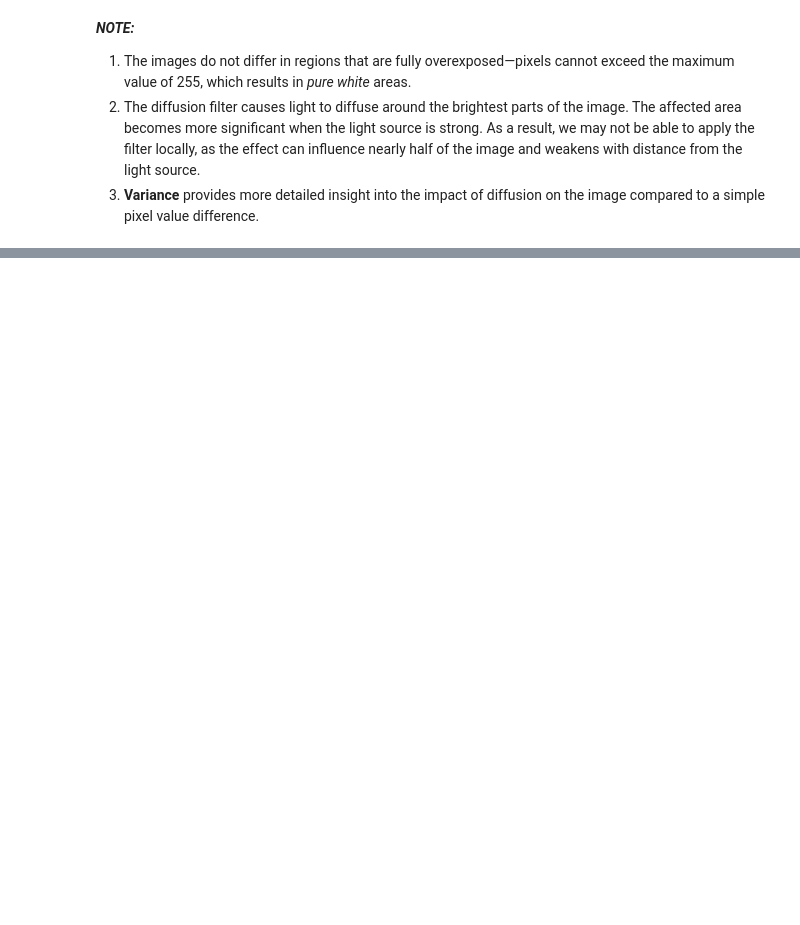
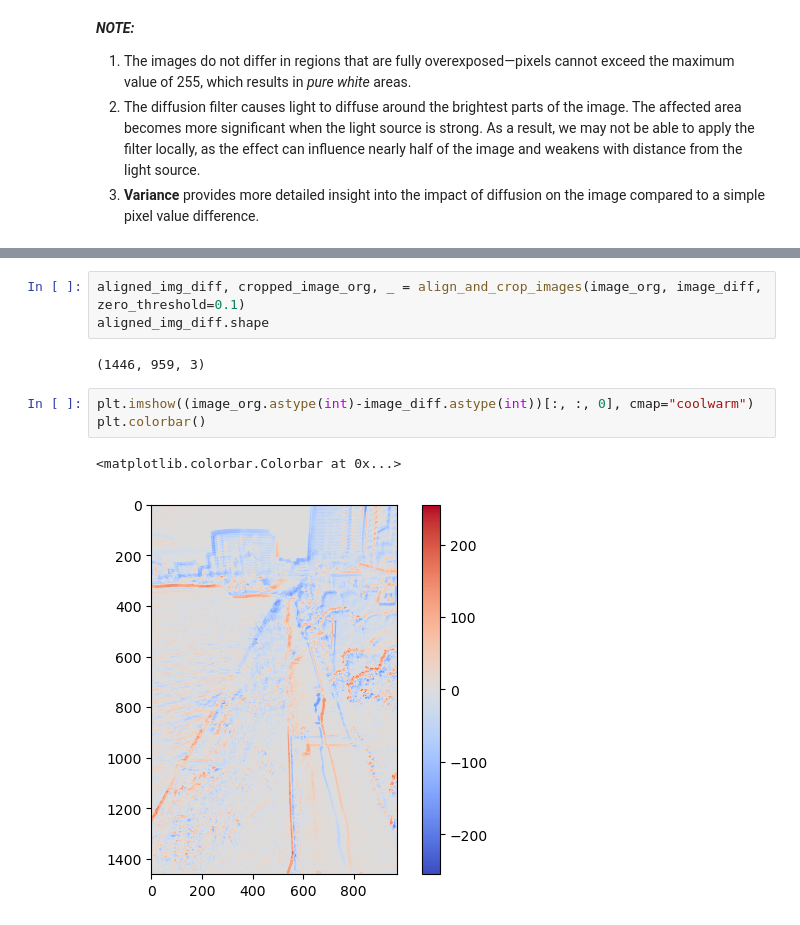
Before and after one commit to ewaMiazga/comp-photo-2025, a Jupyter notebook: ricoh-analysis.ipynb, the cells around one changed output, grey strips where cells are left out. Saved outputs shown, nothing was run; the diff lists cells and outputs as text; blank space fills up the shorter version.

Commit message:
alignments + type fixes

```diff
--- a/ricoh-analysis.ipynb
+++ b/ricoh-analysis.ipynb
@@ -230,0 +305,11 @@ plt.show()
+# %%
+aligned_img_diff, cropped_image_org, _ = align_and_crop_images(image_org, image_diff, zero_threshold=0.1)
+aligned_img_diff.shape
+# %% [output]
+(1446, 959, 3)
+# %%
+plt.imshow((image_org.astype(int)-image_diff.astype(int))[:, :, 0], cmap="coolwarm")
+plt.colorbar()
+# %% [output]
+<matplotlib.colorbar.Colorbar at 0x...>
+[figure, added]
```
Also changed, not shown: parts of 13 cells of this notebook.
